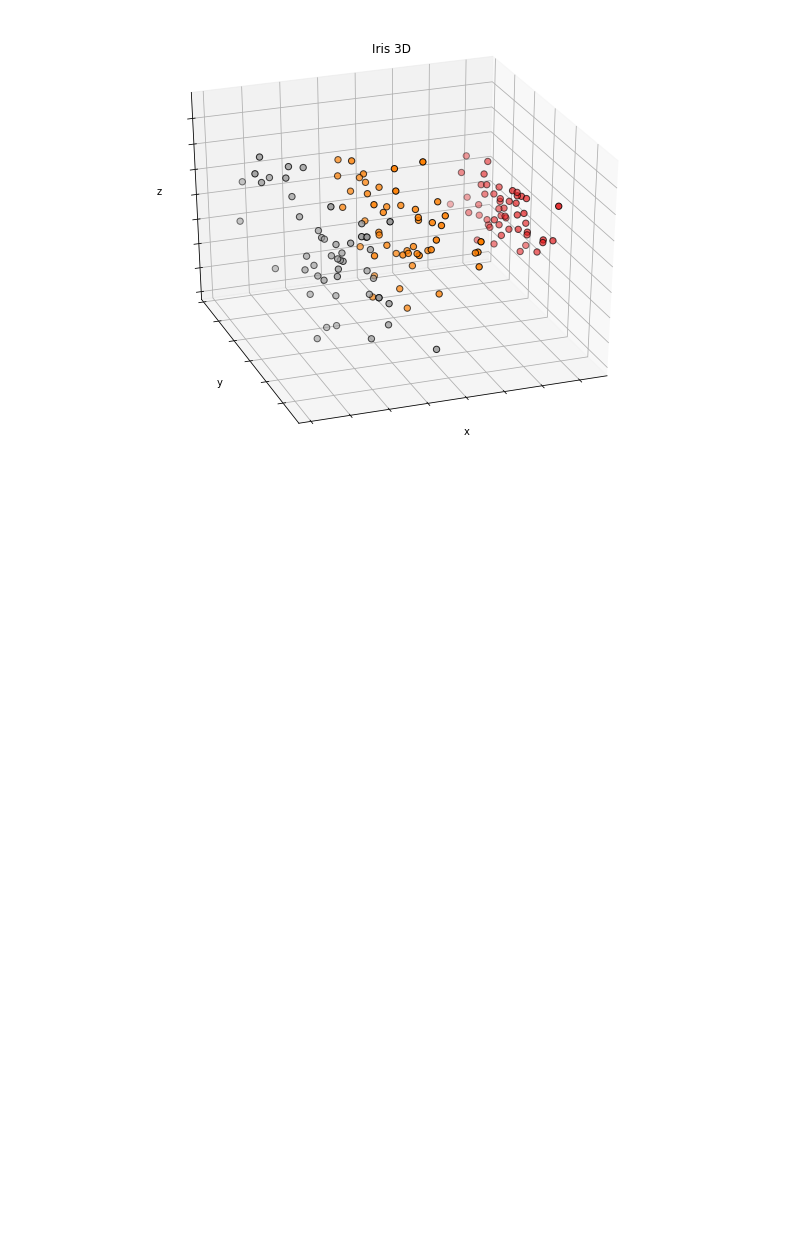
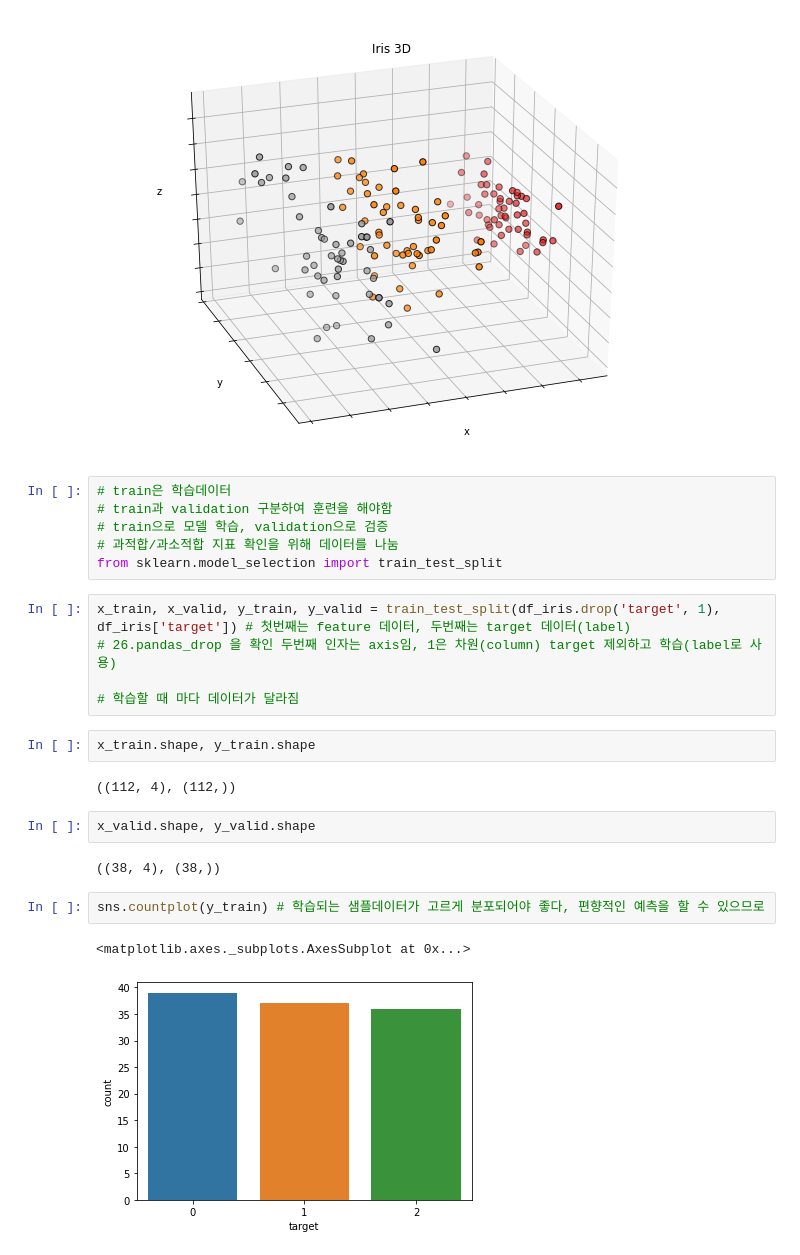
Before and after one commit to kaminion/fastcampus_python, a Jupyter notebook: machine learning/8. iris.ipynb, the cells around one changed output. Saved outputs shown, nothing was run; the diff lists cells and outputs as text; blank space fills up the shorter version.

```diff
--- a/machine learning/8. iris.ipynb
+++ b/machine learning/8. iris.ipynb
@@ -120,3 +120,27 @@ ax.w_zaxis.set_ticklabels([])
 plt.show()
 # %% [output]
 [figure]
+# %%
+# train은 학습데이터
+# train과 validation 구분하여 훈련을 해야함
+# train으로 모델 학습, validation으로 검증
+# 과적합/과소적합 지표 확인을 위해 데이터를 나눔
+from sklearn.model_selection import train_test_split
+# %%
+x_train, x_valid, y_train, y_valid = train_test_split(df_iris.drop('target', 1), df_iris['target']) # 첫번째는 feature 데이터, 두번째는 target 데이터(label)
+# 26.pandas_drop 을 확인 두번째 인자는 axis임, 1은 차원(column) target 제외하고 학습(label로 사용)
+
+# 학습할 때 마다 데이터가 달라짐
+# %%
+x_train.shape, y_train.shape
+# %% [output]
+((112, 4), (112,))
+# %%
+x_valid.shape, y_valid.shape
+# %% [output]
+((38, 4), (38,))
+# %%
+sns.countplot(y_train) # 학습되는 샘플데이터가 고르게 분포되어야 좋다, 편향적인 예측을 할 수 있으므로
+# %% [output]
+<matplotlib.axes._subplots.AxesSubplot at 0x...>
+[figure, added]
```
Also changed, not shown: parts of 4 cells of this notebook.
